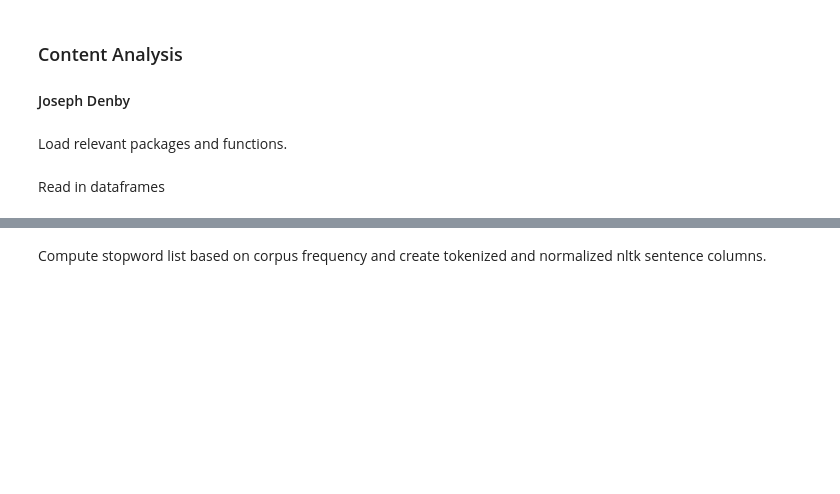
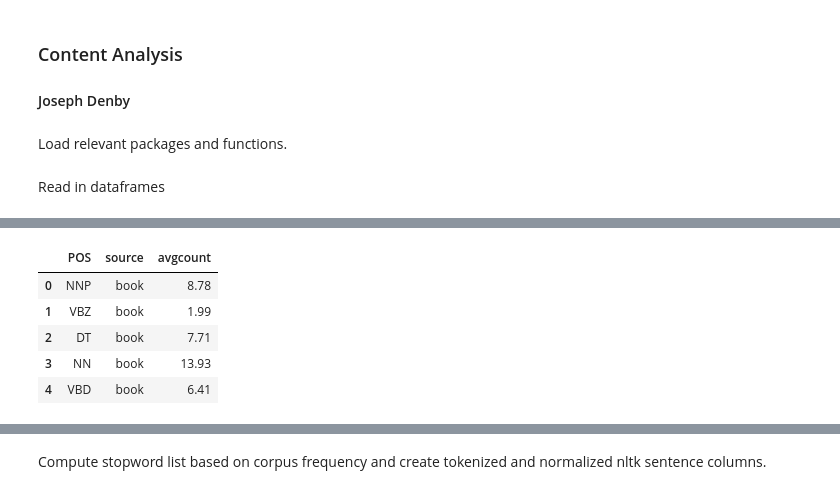
Before and after one commit to jgdenby/content-analysis-2018, a Jupyter notebook: ChildBookProject/FinalProj.ipynb, the cells around one changed output, grey strips where cells are left out. Drawn from its saved outputs; the diff is of its cells as text; code cells hidden in the pictures; blank space fills up the shorter version.

```diff
--- a/ChildBookProject/FinalProj.ipynb
+++ b/ChildBookProject/FinalProj.ipynb
@@ -70,0 +184,9 @@ bookdf[:10]
+# %%
+compareavgPOSdf.head()
+# %% [output]
+|  | POS | source | avgcount |
+| 0 | NNP | book | 8.78 |
+| 1 | VBZ | book | 1.99 |
+| 2 | DT | book | 7.71 |
+| 3 | NN | book | 13.93 |
+| 4 | VBD | book | 6.41 |
```
Also changed, not shown: parts of 18 cells of this notebook, 1 other file.
